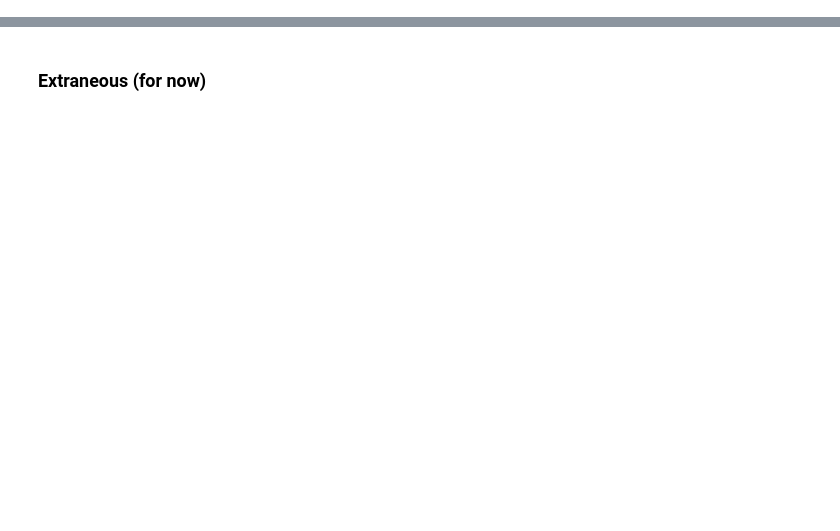
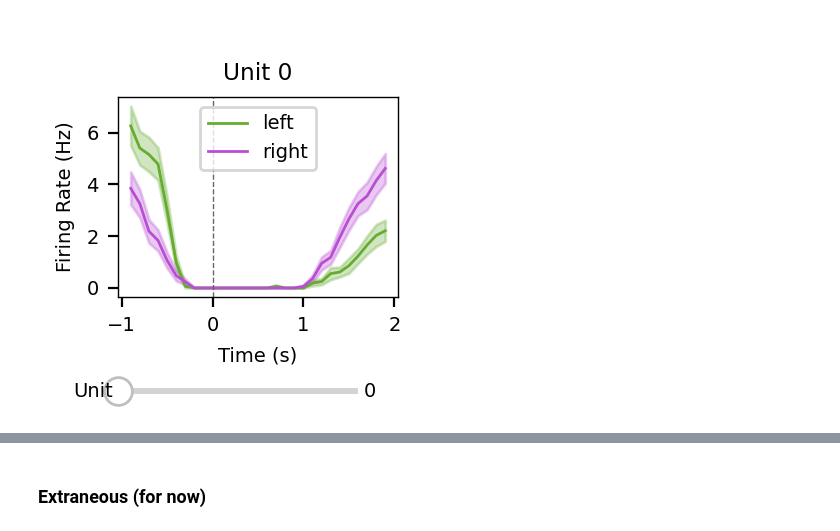
Before and after one commit to stellinaao/df-rnns, a Jupyter notebook: notebooks/df_dm.ipynb, the cells around one changed output, grey strips where cells are left out. Cells and saved outputs as stored; diff of their text form; code cells hidden in the pictures; blank space fills up the shorter version.

```diff
--- a/notebooks/df_dm.ipynb
+++ b/notebooks/df_dm.ipynb
@@ -131,18 +164,24 @@ print("X shape: ", X.shape, ", Y shape: ", Y.shape)
 # %%
-from neuron_viewer import *
-from renderers import *
+# from neuron_viewer import *
+# from renderers import *
 
 # r_grand = PETHRenderer(peth, pres, posts, binwidth_s, mode="grand")
 # viewer_grand = NeuronViewer(num_units=peth.shape[0], render_func=r_grand, ymin=r_grand.ymin, ymax=r_grand.ymax)
 
+# add rasters for two conditions
 r_choice = PETHRenderer(
     peth_a=peth_l,
     peth_b=peth_r,
+    binwidth_s=binwidth_s,
     mode="cond",
     label_a="left",
-    label_b="right"
+    label_b="right",
+    color_a="#66AC31",
+    color_b="#B94ED4"
 )
-viewer_choice = NeuronViewer(num_units=peth.shape[0], render_func=r_choice, ymin=r_choice.ymin, ymax=r_choice.ymax)
+viewer_choice = NeuronViewer(num_units=peth.shape[0], render_func=r_choice) #, ymin=r_choice.ymin, ymax=r_choice.ymax)
+# %% [output]
+[figure, added]
 # %%
 
 r_fback = PETHRenderer(
```
Also changed, not shown: parts of 10 cells of this notebook, 10 other files.
